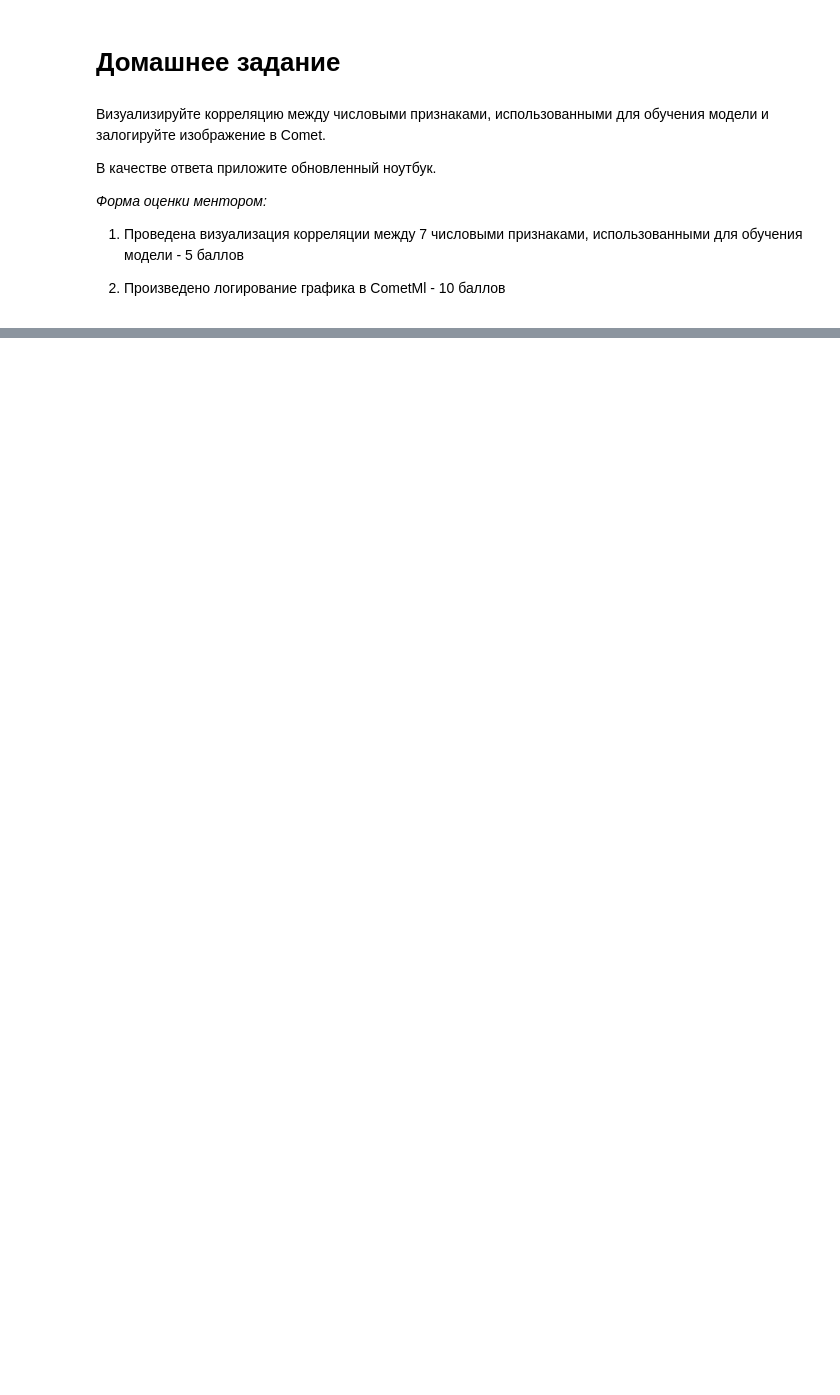
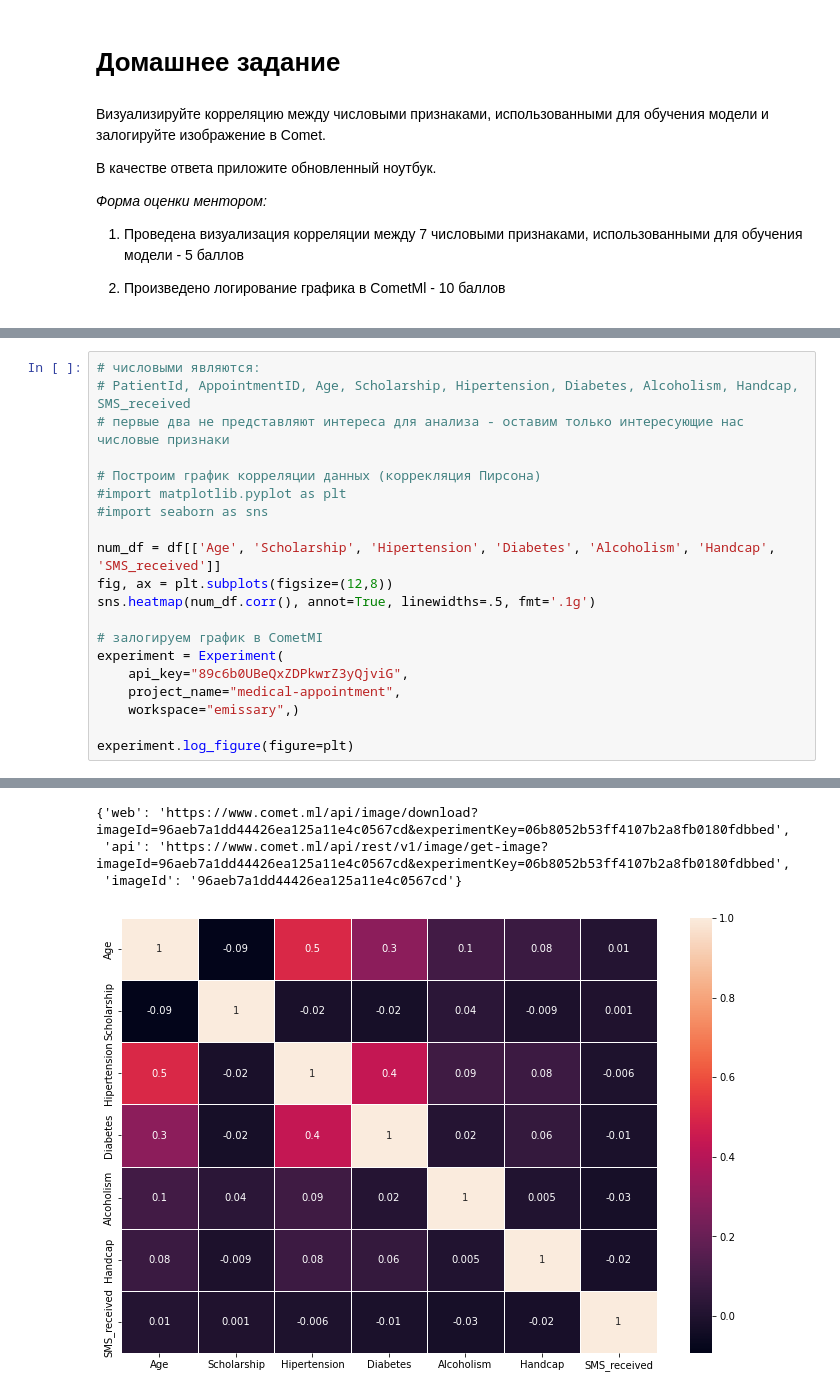
Before and after one commit to Alexx-Yu/python_classes, a Jupyter notebook: Module 28 - EDA-6/noshowappointments_cometml.ipynb, the cells around one changed output, grey strips where cells are left out. Drawn from its saved outputs; the diff is of its cells as text; blank space fills up the shorter version.

```diff
--- a/Module 28 - EDA-6/noshowappointments_cometml.ipynb
+++ b/Module 28 - EDA-6/noshowappointments_cometml.ipynb
@@ -257,0 +282,21 @@ COMET INFO: Still uploading 1 file(s), remaining 93.16 KB/493.08 KB
+# %%
+# числовыми являются:
+# PatientId, AppointmentID, Age, Scholarship, Hipertension, Diabetes, Alcoholism, Handcap, SMS_received
+# первые два не представляют интереса для анализа - оставим только интересующие нас числовые признаки
+
+# Построим график корреляции данных (коррекляция Пирсона)
+#import matplotlib.pyplot as plt
+#import seaborn as sns
+
+num_df = df[['Age', 'Scholarship', 'Hipertension', 'Diabetes', 'Alcoholism', 'Handcap', 'SMS_received']]
+fig, ax = plt.subplots(figsize=(12,8))
+sns.heatmap(num_df.corr(), annot=True, linewidths=.5, fmt='.1g')
+
+# залогируем график в CometMI
+experiment = Experiment(
+    api_key="89c6b0UBeQxZDPkwrZ3yQjviG",
+    project_name="medical-appointment",
+    workspace="emissary",)
+
+experiment.log_figure(figure=plt)
+# %% [output]
@@ -257,0 +305,4 @@ COMET INFO: Still uploading 1 file(s), remaining 93.16 KB/493.08 KB
+{'web': 'https://www.comet.ml/api/image/download?imageId=96aeb7a1dd44426ea125a11e4c0567cd&experimentKey=06b8052b53ff4107b2a8fb0180fdbbed',
+ 'api': 'https://www.comet.ml/api/rest/v1/image/get-image?imageId=96aeb7a1dd44426ea125a11e4c0567cd&experimentKey=06b8052b53ff4107b2a8fb0180fdbbed',
+ 'imageId': '96aeb7a1dd44426ea125a11e4c0567cd'}
+[figure, added]
```
Also changed, not shown: parts of 14 cells of this notebook.
